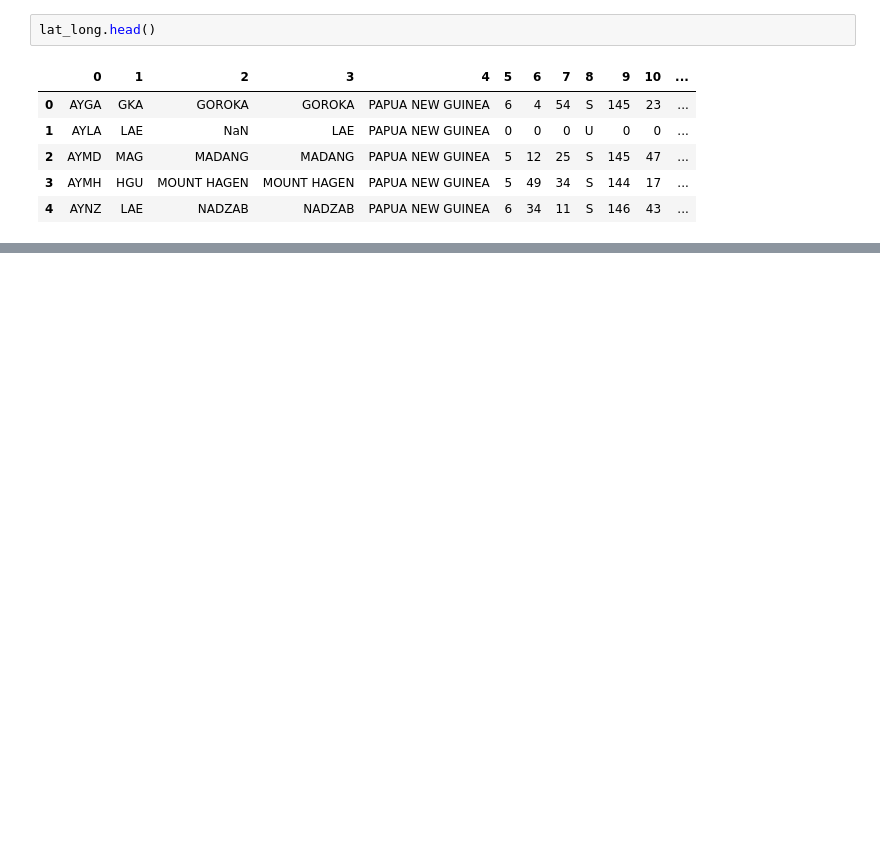
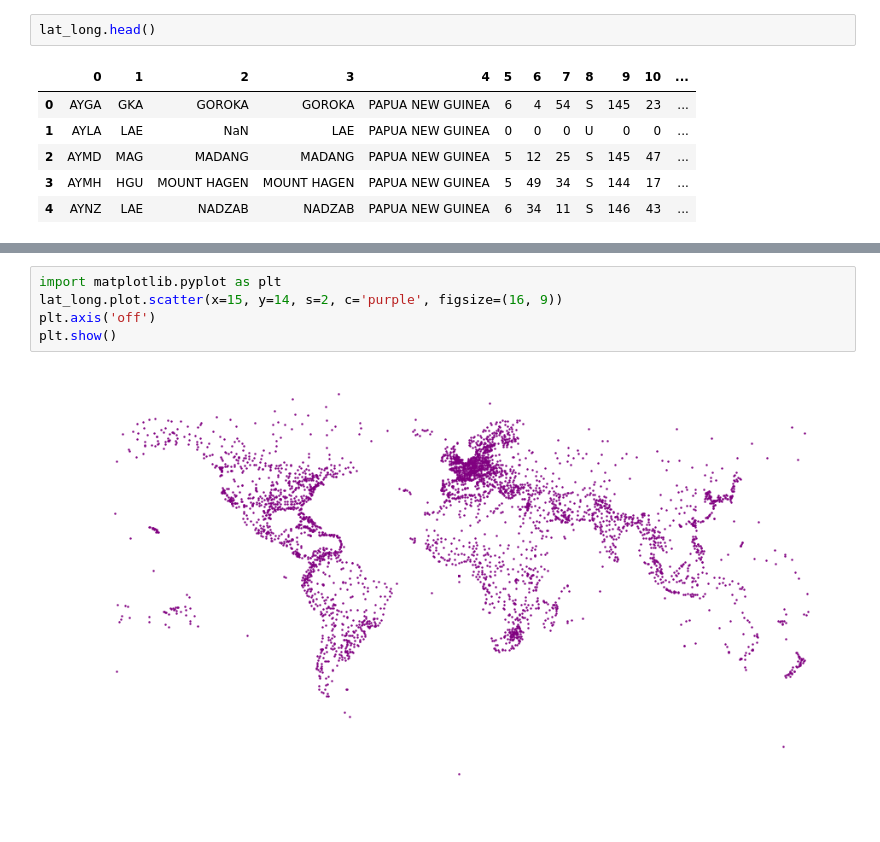
Before and after one commit to MridulS/intro-to-data-science, a Jupyter notebook: Introduction-Python-Pandas.ipynb, the cells around one changed output, grey strips where cells are left out. Drawn from its saved outputs; the diff is of its cells as text; blank space fills up the shorter version.

```diff
--- a/Introduction-Python-Pandas.ipynb
+++ b/Introduction-Python-Pandas.ipynb
@@ -601 +617,8 @@ lat_long.plot.scatter(x=14, y=15)
+# %%
+import matplotlib.pyplot as plt
+lat_long.plot.scatter(x=15, y=14, s=2, c='purple', figsize=(16, 9))
+plt.axis('off')
+plt.show()
+# %% [output]
+[figure, added]
 # %%
```
Also changed, not shown: parts of 60 cells of this notebook, 4 other files.
